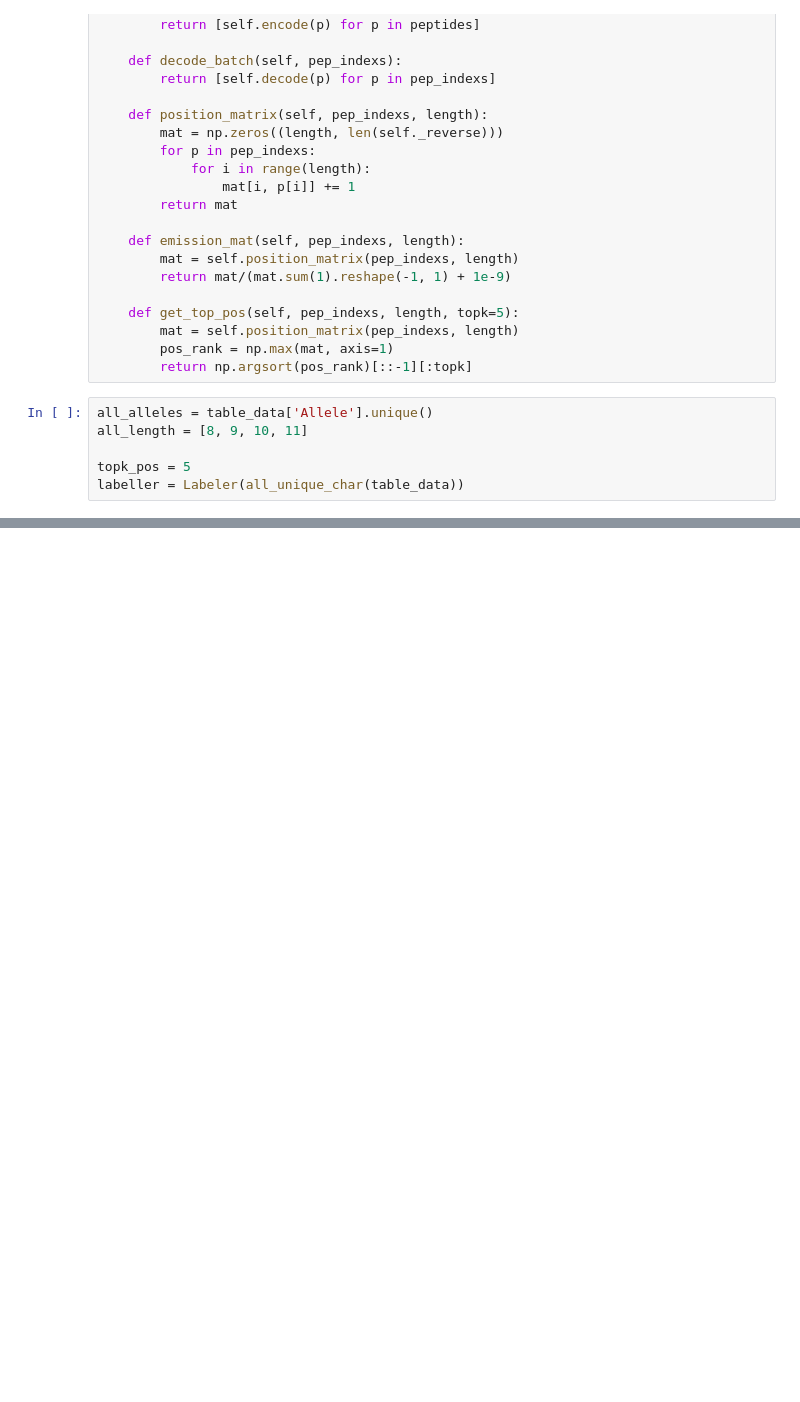
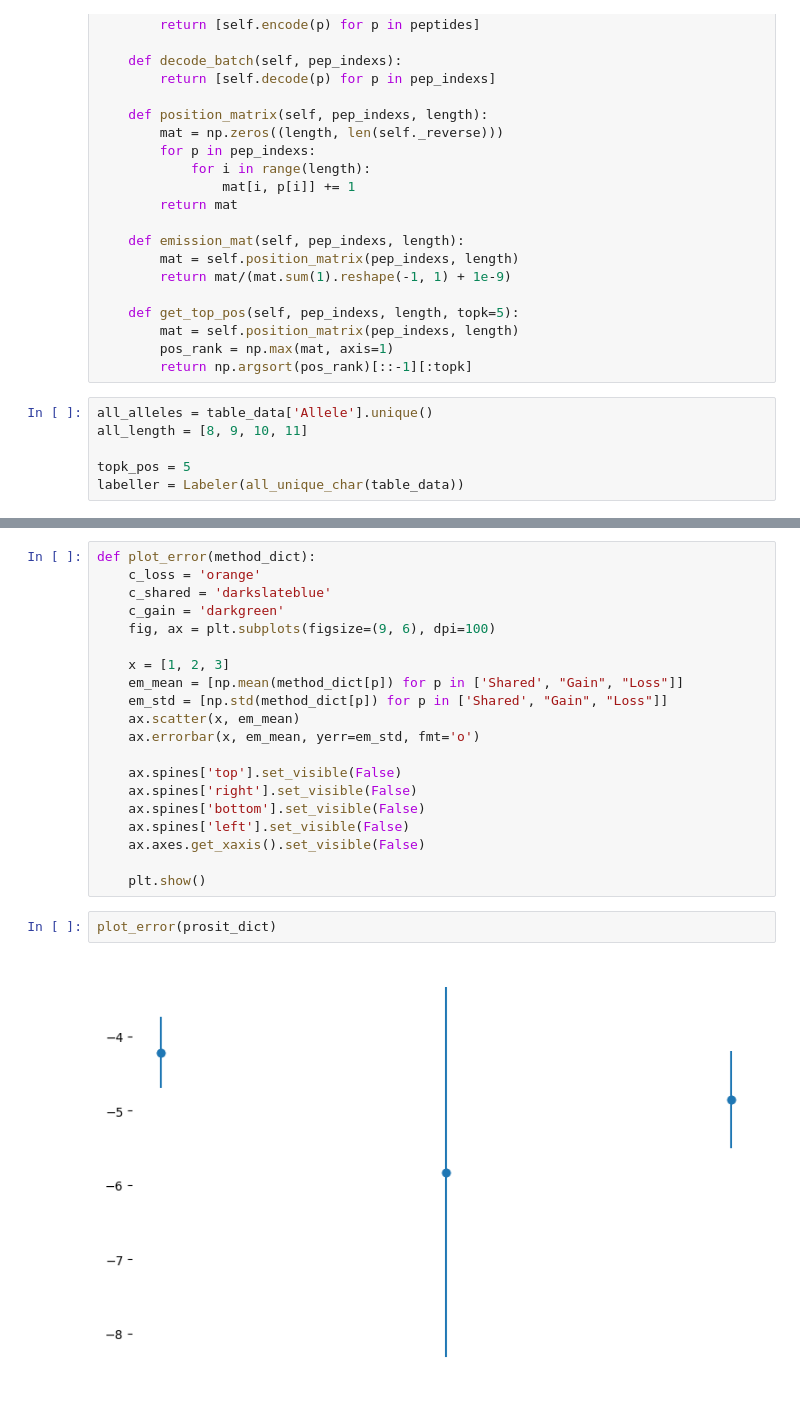
Before and after one commit to gusye1234/pept3-exp, a Jupyter notebook: figs/emission.ipynb, the cells around one changed output, grey strips where cells are left out. Cells and saved outputs as stored; diff of their text form; blank space fills up the shorter version.

```diff
--- a/figs/emission.ipynb
+++ b/figs/emission.ipynb
@@ -197,0 +186,24 @@ for allele in tqdm(all_alleles):
+# %%
+def plot_error(method_dict):
+    c_loss = 'orange'
+    c_shared = 'darkslateblue'
+    c_gain = 'darkgreen'
+    fig, ax = plt.subplots(figsize=(9, 6), dpi=100)
+
+    x = [1, 2, 3]
+    em_mean = [np.mean(method_dict[p]) for p in ['Shared', "Gain", "Loss"]]
+    em_std = [np.std(method_dict[p]) for p in ['Shared', "Gain", "Loss"]]
+    ax.scatter(x, em_mean)
+    ax.errorbar(x, em_mean, yerr=em_std, fmt='o')
+
+    ax.spines['top'].set_visible(False)
+    ax.spines['right'].set_visible(False)
+    ax.spines['bottom'].set_visible(False)
+    ax.spines['left'].set_visible(False)
+    ax.axes.get_xaxis().set_visible(False)
+
+    plt.show()
+# %%
+plot_error(prosit_dict)
+# %% [output]
+[figure, added]
```
Also changed, not shown: parts of 9 cells of this notebook, 12 other files.
